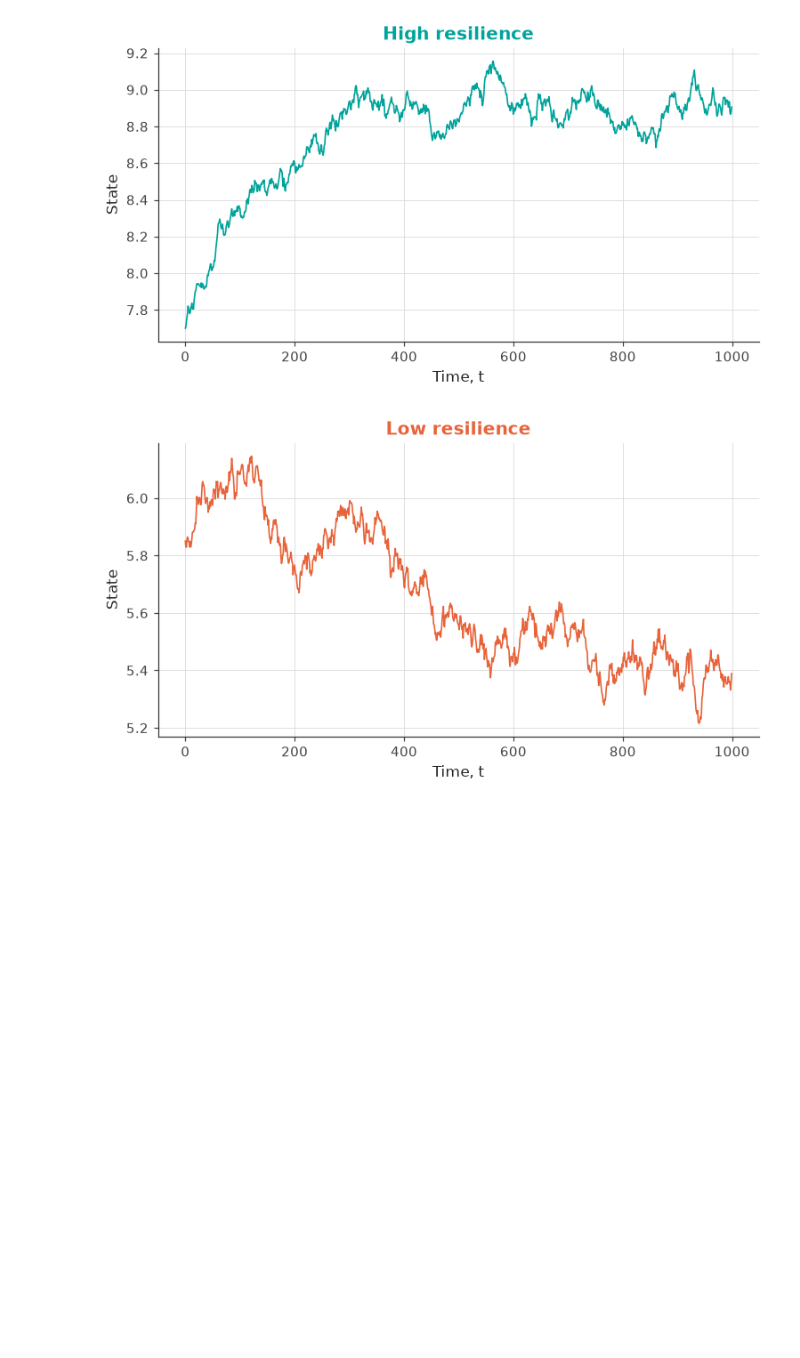
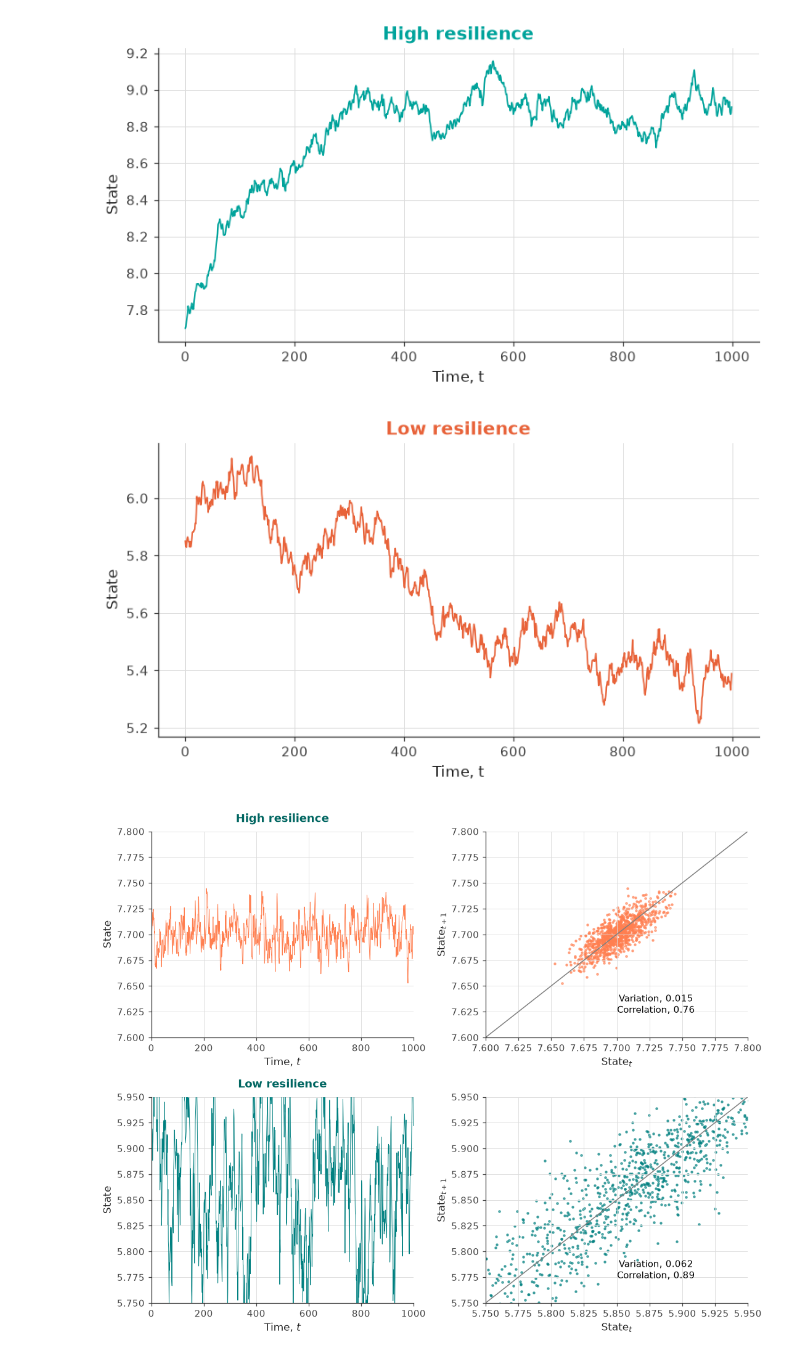
Before and after one commit to betsplie/CSassignment2, a Jupyter notebook: plots.ipynb, the cells around one changed output. Cells and saved outputs as stored; diff of their text form; code cells hidden in the pictures; blank space fills up the shorter version.

Commit message:
Newplots.ipynb
Hey, I've added new plots, hopefully it works :)

```diff
--- a/plots.ipynb
+++ b/plots.ipynb
@@ -122,3 +122,102 @@ plt.show()
 # %% [output]
 [figure]
 [figure]
+# %%
+# Random seed for reproducibility
+np.random.seed(42)
+
+# Time from 0 to 1000
+t_steps = 1000
+time = np.arange(t_steps)
+
+"""
+1. High resilience
+"""
+# Autocorrelation coefficient
+gamma_high = 0.76
+# Noise magnitude
+sigma_high = 0.010
+
+# State over time
+state_high = np.zeros(t_steps)
+state_high[0] = 7.70
+for t in range(1, t_steps):
+    state_high[t] = 7.70 + gamma_high * (state_high[t-1] - 7.70) + np.random.normal(0, sigma_high)
+
+"""
+2. Low resilience
+"""
+# Autocorrelation coefficient (here it takes longer to return to the equilibrium)
+gamma_low = 0.90
+# Noise magnitude (here it is larger than in the high resilience case)
+sigma_low = 0.028
+
+# State over time
+state_low = np.zeros(t_steps)
+state_low[0] = 5.845
+for t in range(1, t_steps):
+    state_low[t] = 5.845 + gamma_low * (state_low[t-1] - 5.845) + np.random.normal(0, sigma_low)
+
+"""
+Calculation of metrics
+"""
+# Lag-1 autocorrelation
+x_t_h, x_t1_h = state_high[:-1], state_high[1:]
+x_t_l, x_t1_l = state_low[:-1], state_low[1:]
+
+# Variation as standard deviation (s.d.)
+variation_h = np.std(state_high)
+corr_h = np.corrcoef(x_t_h, x_t1_h)[0, 1]
+
+variation_l = np.std(state_low)
+corr_l = np.corrcoef(x_t_l, x_t1_l)[0, 1]
+
+"""
+Figures
+"""
+fig, axes = plt.subplots(2, 2, figsize=(10, 8))
+
+# High resilience (left one - state over time)
+ax_b = axes[0, 0]
+ax_b.plot(time, state_high, color='coral', lw=0.6)
+ax_b.set_title('High resilience', fontsize=12, fontweight='bold', pad=10)
+ax_b.set_ylabel('State')
+ax_b.set_xlabel('Time, $t$')
+ax_b.set_ylim(7.60, 7.80)
+ax_b.set_xlim(0, 1000)
+
+# High resilience (right one - lag-1 autocorrelation)
+ax_c = axes[0, 1]
+ax_c.scatter(x_t_h, x_t1_h, color='coral', s=4, alpha=0.6)
+ax_c.plot([7.60, 7.80], [7.60, 7.80], color='gray', lw=1)
+ax_c.set_xlim(7.60, 7.80)
+ax_c.set_ylim(7.60, 7.80)
+ax_c.set_ylabel('State$_{t+1}$')
+ax_c.set_xlabel('State$_t$')
+ax_c.text(0.65, 0.12, f'Variation, {variation_h:.3f}\nCorrelation, {corr_h:.2f}',
+          transform=ax_c.transAxes, fontsize=10, ha='center')
+
+# Low resilience (left one - state over time)
+ax_e = axes[1, 0]
+ax_e.plot(time, state_low, color='teal', lw=0.6)
+ax_e.set_title('Low resilience', fontsize=12, fontweight='bold', pad=10)
+ax_e.set_ylabel('State')
+ax_e.set_xlabel('Time, $t$')
+ax_e.set_ylim(5.75, 5.95)
+ax_e.set_xlim(0, 1000)
+
+# Low resilience (right one - lag-1 autocorrelation)
+ax_f = axes[1, 1]
+ax_f.scatter(x_t_l, x_t1_l, color='teal', s=4, alpha=0.6)
+ax_f.plot([5.75, 5.95], [5.75, 5.95], color='gray', lw=1)
+ax_f.set_xlim(5.75, 5.95)
+ax_f.set_ylim(5.75, 5.95)
+ax_f.set_ylabel('State$_{t+1}$')
+ax_f.set_xlabel('State$_t$')
+ax_f.text(0.65, 0.12, f'Variation, {variation_l:.3f}\nCorrelation, {corr_l:.2f}',
+          transform=ax_f.transAxes, fontsize=10, ha='center')
+
+plt.tight_layout()
+plt.show()
+# %% [output]
+[figure, added]
```
